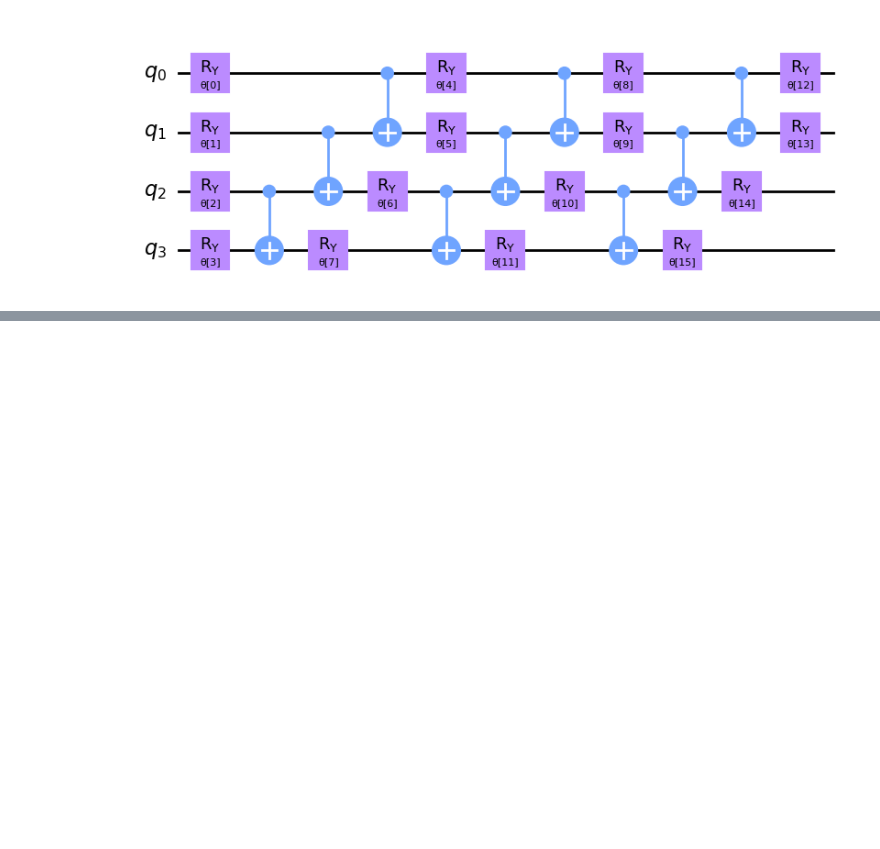
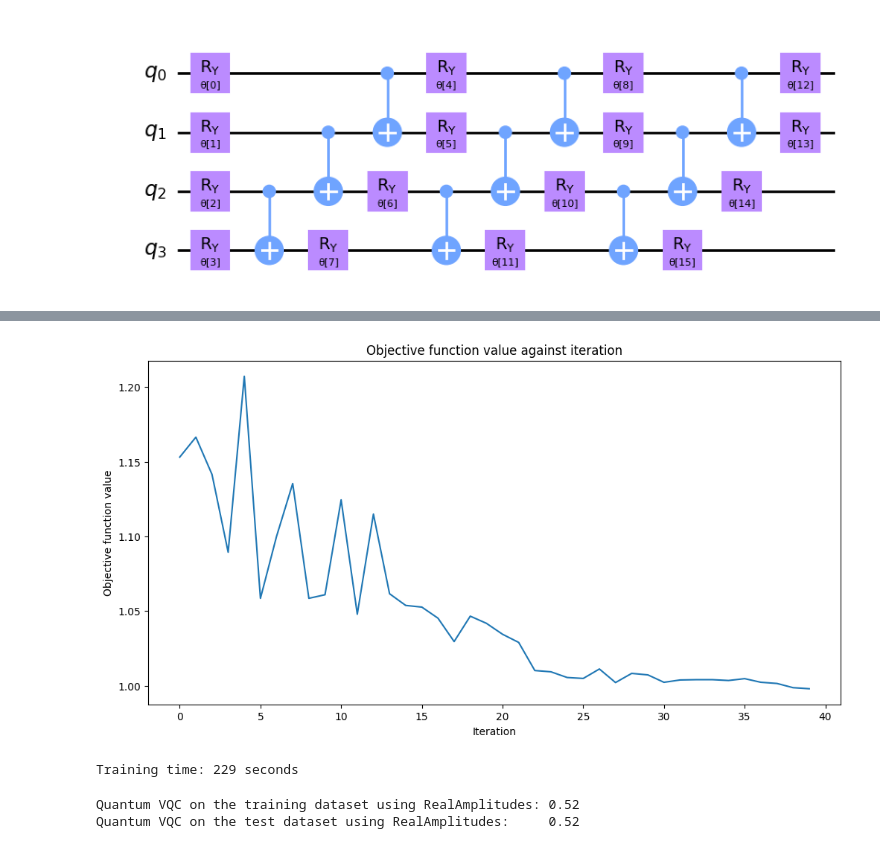
Before and after one commit to CharleneLimKH/Quantum_Computing, a Jupyter notebook: QuantumNN.ipynb, the cells around one changed output, grey strips where cells are left out. Drawn from its saved outputs; the diff is of its cells as text; code cells hidden in the pictures; blank space fills up the shorter version.

```diff
--- a/QuantumNN.ipynb
+++ b/QuantumNN.ipynb
@@ -103,5 +226,5 @@ train_features, test_features, train_labels, test_labels = train_test_split(
 from sklearn.svm import SVC
 
 svc = SVC()
-_ = svc.fit(train_features, train_labels)  # suppress printing the return value
+_ = svc.fit(X_train, y_train)  # suppress printing the return value
 # %%
@@ -213,0 +369,35 @@ Classical SVC on the test dataset:     0.62
+# %%
+num_features = features_2.shape[1]
+
+feature_map = ZZFeatureMap(feature_dimension=num_features, reps=1)
+ansatz = RealAmplitudes(num_qubits=num_features, reps=3)
+optimizer = COBYLA(maxiter=40)
+# %%
+vqc = VQC(
+    sampler=sampler,
+    feature_map=feature_map,
+    ansatz=ansatz,
+    optimizer=optimizer,
+    callback=callback_graph,
+)
+
+# clear objective value history
+objective_func_vals = []
+
+start = time.time()
+vqc.fit(X_train, y_train)
+elapsed = time.time() - start
+
+print(f"Training time: {round(elapsed)} seconds")
+# %% [output]
+[figure, added]
+Training time: 229 seconds
+# %%
+train_score_q2_ra = vqc.score(X_train, y_train)
+test_score_q2_ra = vqc.score(X_test, y_test)
+
+print(f"Quantum VQC on the training dataset using RealAmplitudes: {train_score_q2_ra:.2f}")
+print(f"Quantum VQC on the test dataset using RealAmplitudes:     {test_score_q2_ra:.2f}")
+# %% [output]
+Quantum VQC on the training dataset using RealAmplitudes: 0.52
+Quantum VQC on the test dataset using RealAmplitudes:     0.52
```
Also changed, not shown: parts of 27 cells of this notebook, 8 other files.
